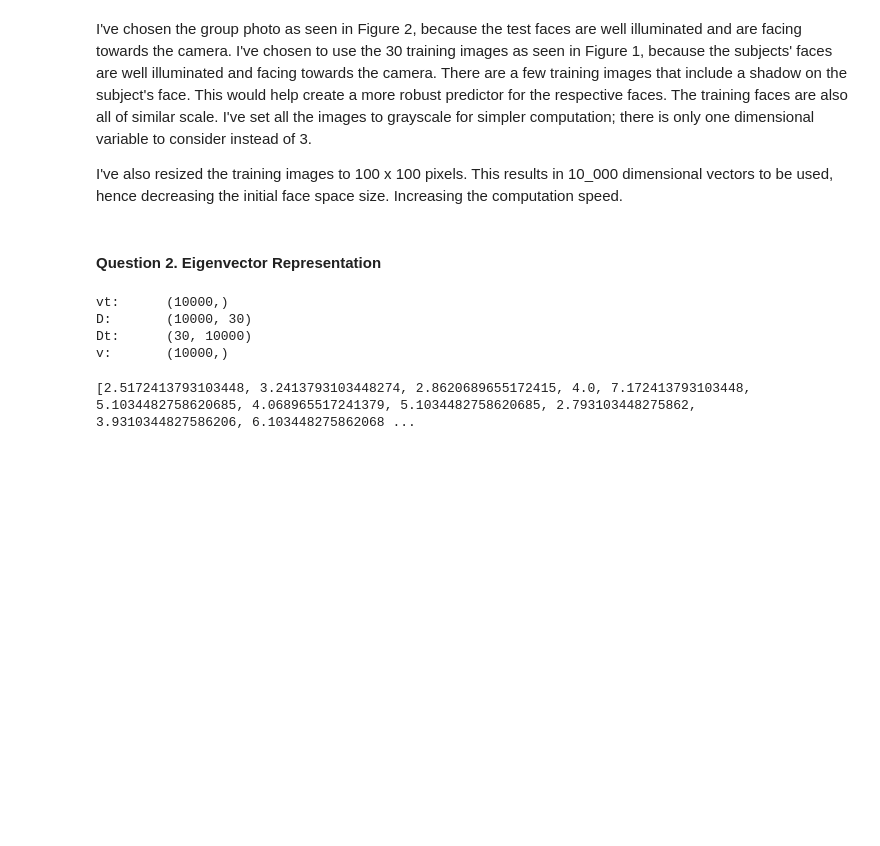
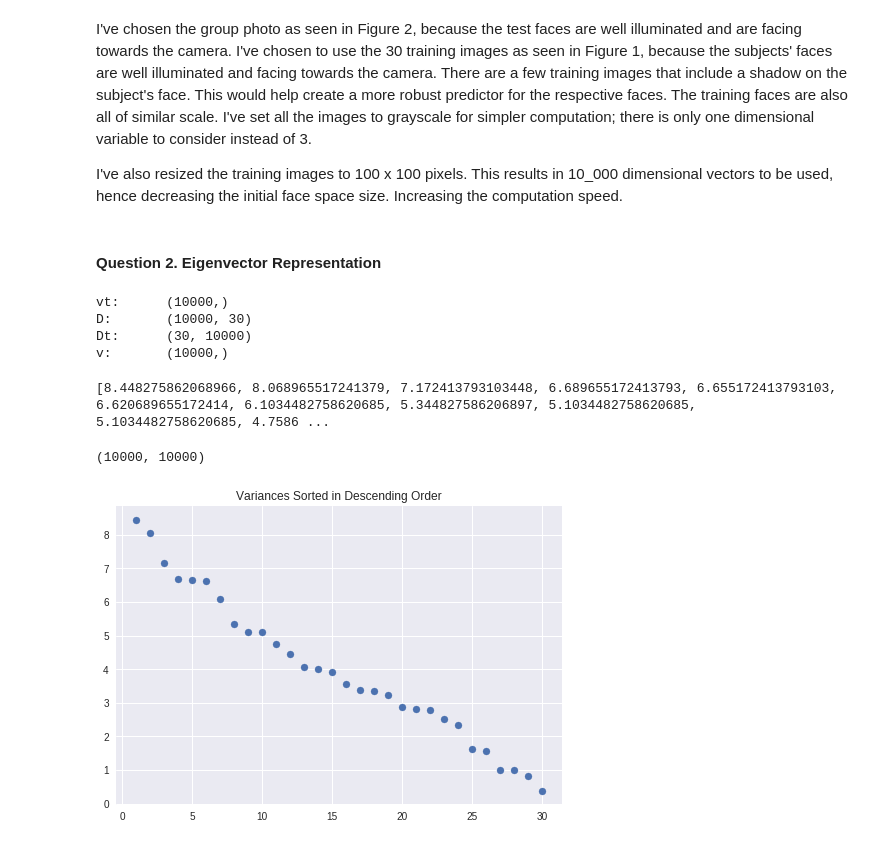
Before and after one commit to mattesko/ECSE415-Assignments, a Jupyter notebook: Assignment_4/face_detection.ipynb, the cells around one changed output. Cells and saved outputs as stored; diff of their text form; code cells hidden in the pictures; blank space fills up the shorter version.

```diff
--- a/Assignment_4/face_detection.ipynb
+++ b/Assignment_4/face_detection.ipynb
@@ -151,8 +161,9 @@ vt:      (10000,)
 D:       (10000, 30)
 Dt:      (30, 10000)
 v:       (10000,)
-# %%
-print(variances)
-# %% [output]
-[2.5172413793103448, 3.2413793103448274, 2.8620689655172415, 4.0, 7.172413793103448, 5.1034482758620685, 4.068965517241379, 5.1034482758620685, 2.793103448275862, 3.9310344827586206, 6.103448275862068 ...
+# %%
+variances_sorted = sorted(variances, reverse=True)
+print(variances_sorted)
+# %% [output]
+[8.448275862068966, 8.068965517241379, 7.172413793103448, 6.689655172413793, 6.655172413793103, 6.620689655172414, 6.1034482758620685, 5.344827586206897, 5.1034482758620685, 5.1034482758620685, 4.7586 ...
 # %%
@@ -159,0 +171,10 @@ w_eig, v_eig = np.linalg.eig(D_square)
+# %%
+D_square.shape
+# %% [output]
+(10000, 10000)
+# %%
+plt.scatter(range(1,31), variances_sorted)
+plt.title('Variances Sorted in Descending Order')
+plt.show()
+# %% [output]
+[figure, added]
```
Also changed, not shown: parts of 8 cells of this notebook.
